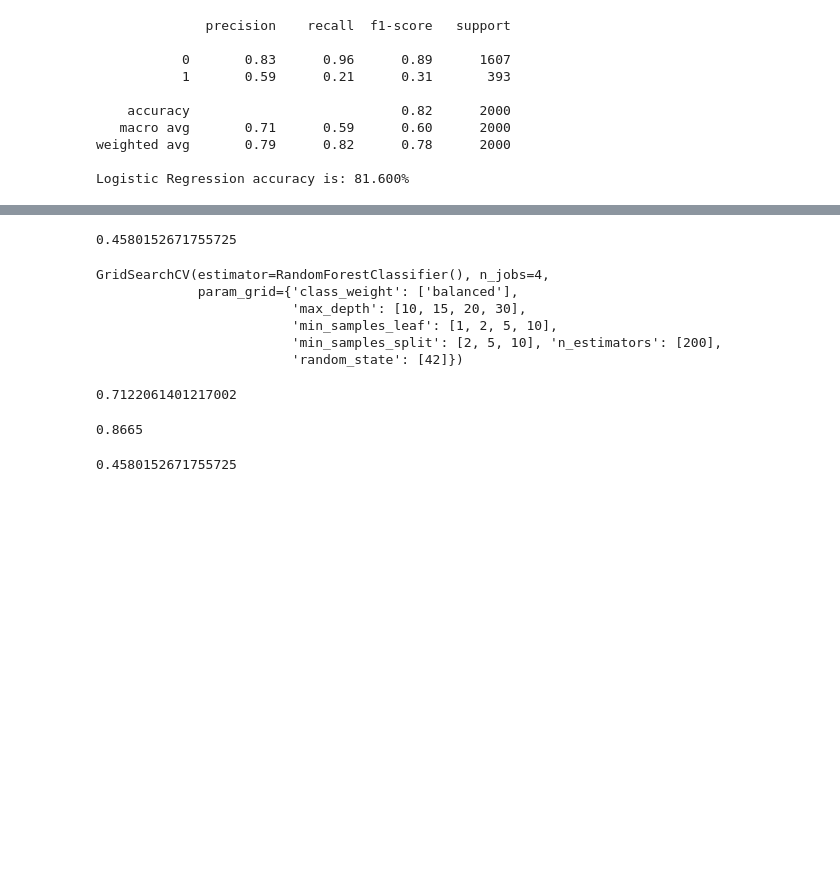
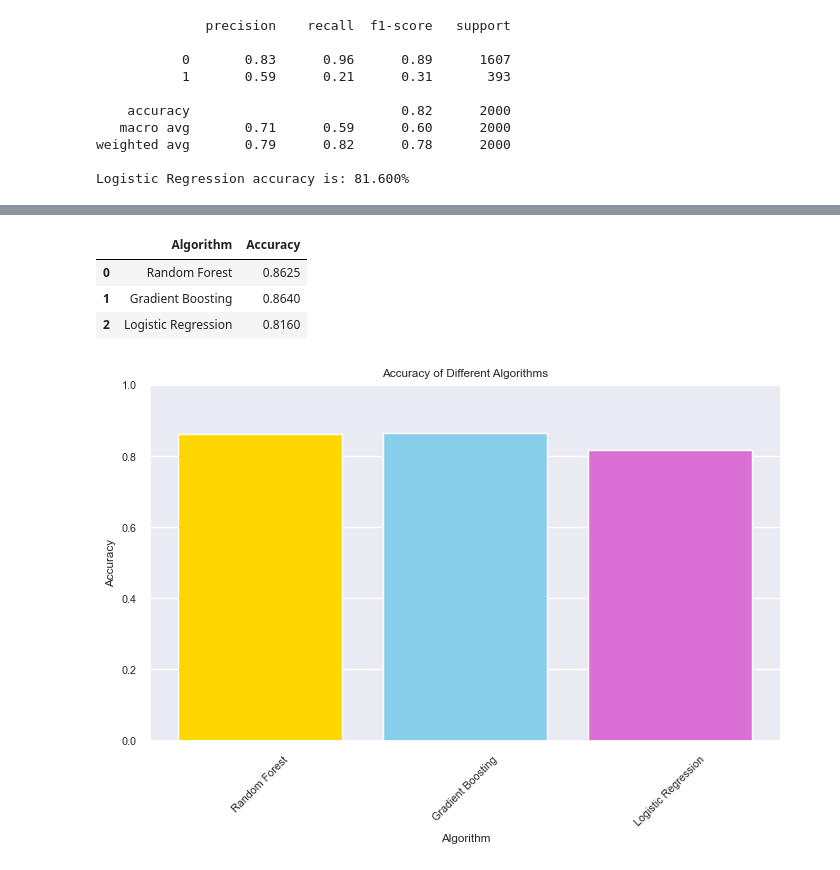
Before and after one commit to shabdpathak-935/CODSOFT, a Jupyter notebook: Customer-Churn-Prediction.ipynb, the cells around one changed output, grey strips where cells are left out. Cells and saved outputs as stored; diff of their text form; code cells hidden in the pictures; blank space fills up the shorter version.

```diff
--- a/Customer-Churn-Prediction.ipynb
+++ b/Customer-Churn-Prediction.ipynb
@@ -179,37 +218,30 @@ roc_auc_score(y_test, y_pred)
 # %%
-recall_score(y_test, y_pred)
+Algorithms = ['Random Forest', 'Gradient Boosting', 'Logistic Regression']
+accuracy = [RF_accuracy, gb_accuracy, LR_accuracy]
+
+FinalResult = pd.DataFrame({'Algorithm':Algorithms, 'Accuracy':accuracy})
+FinalResult
 # %% [output]
-0.4580152671755725
+|  | Algorithm | Accuracy |
+| 0 | Random Forest | 0.8625 |
+| 1 | Gradient Boosting | 0.8640 |
+| 2 | Logistic Regression | 0.8160 |
 # %%
-random_forest_sklearn = RandomForestClassifier()
-param_grid = {
-    'n_estimators': [200],
-    'max_depth': [10, 15, 20, 30],
-    'min_samples_split': [2, 5, 10],
-    'min_samples_leaf': [1, 2, 5, 10],
-    'class_weight': ['balanced'],
-    'random_state': [42]
-}
+plt.figure(figsize=(7, 5))
 
-grid_search_200 = GridSearchCV(estimator=random_forest_sklearn, param_grid=param_grid, n_jobs=4)
-grid_search_200.fit(x_train, y_train)
+# Define custom colors
+colors = ['gold', 'skyblue', 'orchid']
+
+# Plot the bar chart with custom colors
+plt.bar(FinalResult['Algorithm'], FinalResult['Accuracy'], color=colors)
+
+plt.xlabel('Algorithm')
+plt.ylabel('Accuracy')
+plt.title('Accuracy of Different Algorithms')
+plt.ylim(0, 1)
+plt.xticks(rotation = 45)
+plt.grid(axis = 'x')
+plt.tight_layout()
+plt.show()
 # %% [output]
-GridSearchCV(estimator=RandomForestClassifier(), n_jobs=4,
-             param_grid={'class_weight': ['balanced'],
-                         'max_depth': [10, 15, 20, 30],
-                         'min_samples_leaf': [1, 2, 5, 10],
-                         'min_samples_split': [2, 5, 10], 'n_estimators': [200],
-                         'random_state': [42]})
+[figure, added]
-# %%
-y_pred = grid_search_200.predict(x_test)
-roc_auc_score(y_test, y_pred)
-# %% [output]
-0.7122061401217002
-# %%
-accuracy_score(y_test, y_pred)
-# %% [output]
-0.8665
-# %%
-recall_score(y_test, y_pred)
-# %% [output]
-0.4580152671755725
```
Also changed, not shown: parts of 9 cells of this notebook, 2 other files.
